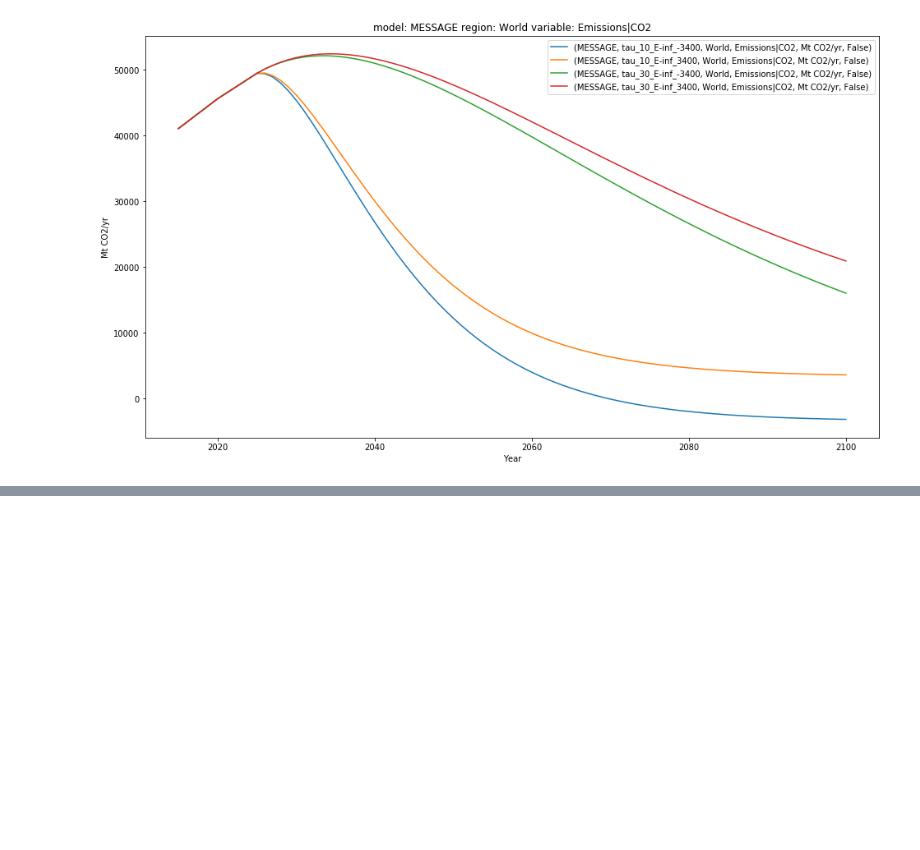
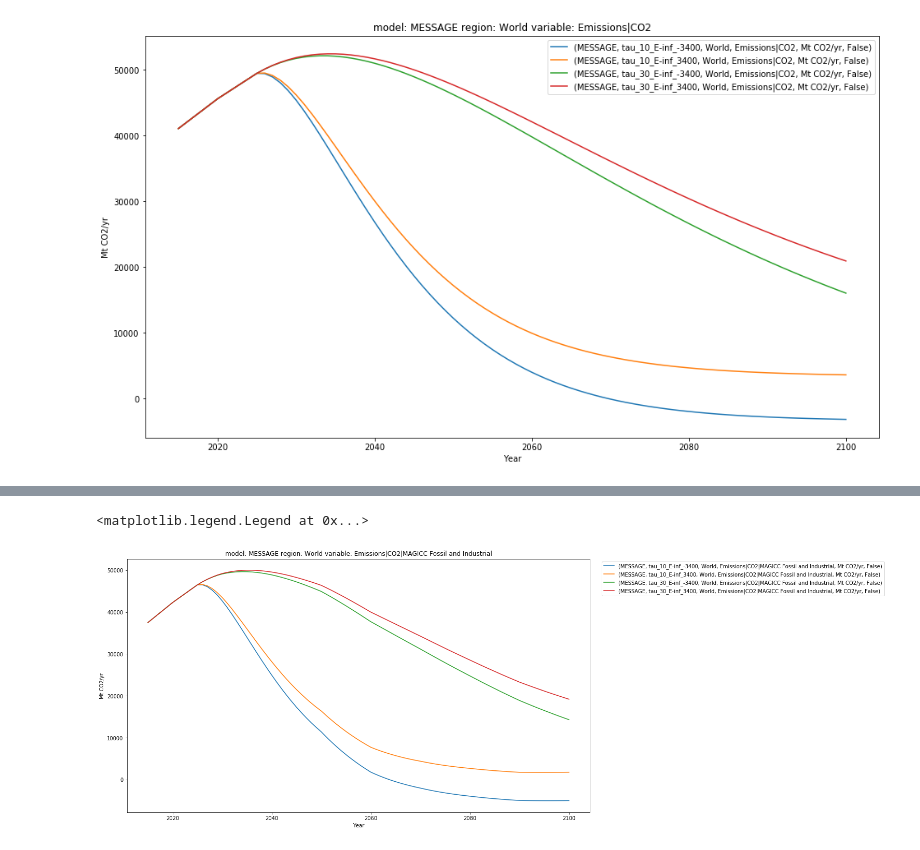
Before and after one commit to GranthamImperial/silicone_examples, a Jupyter notebook: notebooks/Infill_stylised_path.ipynb, the cells around one changed output, grey strips where cells are left out. Saved outputs shown, nothing was run; the diff lists cells and outputs as text; code cells hidden in the pictures; blank space fills up the shorter version.

```diff
--- a/notebooks/Infill_stylised_path.ipynb
+++ b/notebooks/Infill_stylised_path.ipynb
@@ -163,3 +167,9 @@ constructed_df.filter(variable="Emissions|CO2").line_plot(ax=ax)
 # %% [output]
 <matplotlib.axes._subplots.AxesSubplot at 0x...>
 [figure]
+# %%
+industry_str = "Emissions|CO2|MAGICC Fossil and Industrial"
+ind_CO2 = mi.infill_composite_values(constructed_df, {industry_str: {
+    "Emissions|CO2": 1, AFOLU: -1
+}})
+ind_CO2.filter(variable="Emissions|CO2*", year=2020).head()
@@ -165,0 +190,10 @@ constructed_df.filter(variable="Emissions|CO2").line_plot(ax=ax)
+# %%
+constructed_df.append(ind_CO2.filter(year=range(t_m), keep=False), inplace=True)
+# %%
+fig = plt.figure(figsize=(16, 9))
+ax = plt.subplot(111)
+constructed_df.filter(variable=industry_str).line_plot(ax=ax)
+plt.legend(bbox_to_anchor=(1.02,1), loc="upper left")
+# %% [output]
+<matplotlib.legend.Legend at 0x...>
+[figure, added]
```
Also changed, not shown: parts of 19 cells of this notebook.
